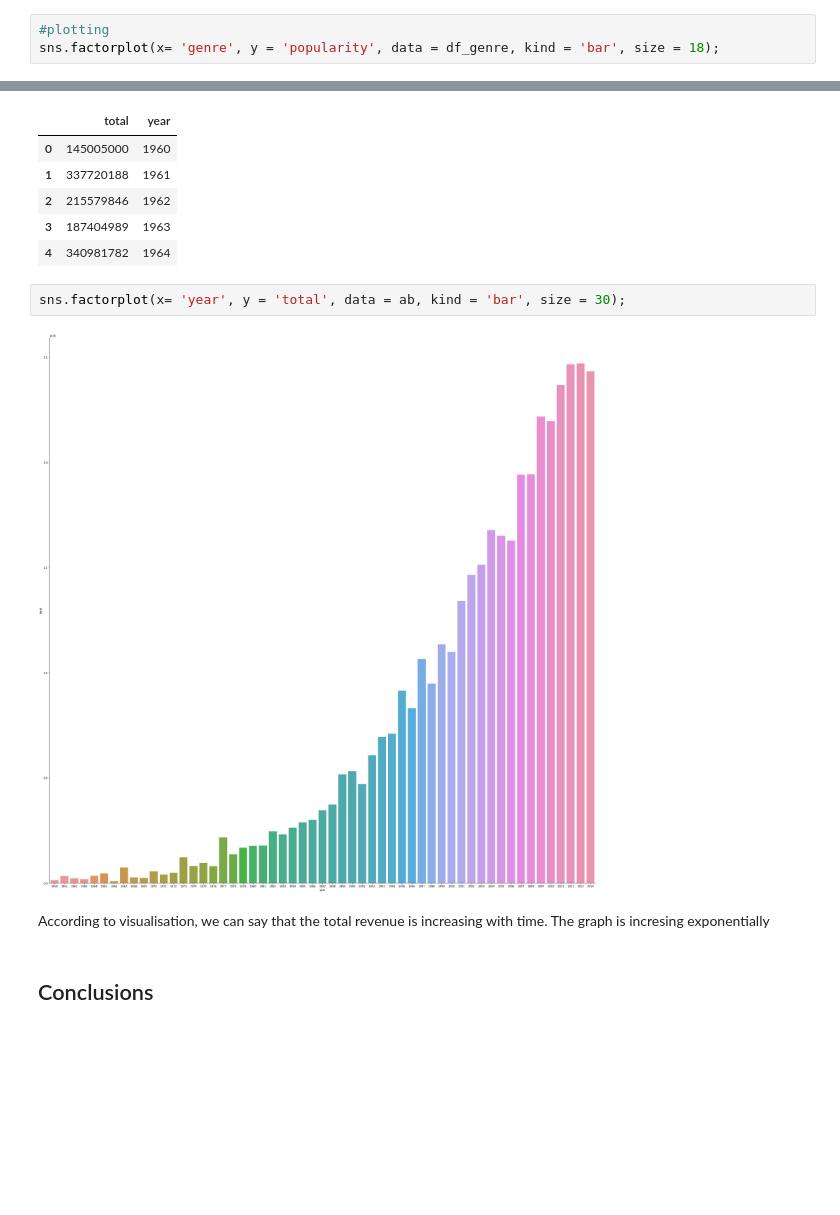
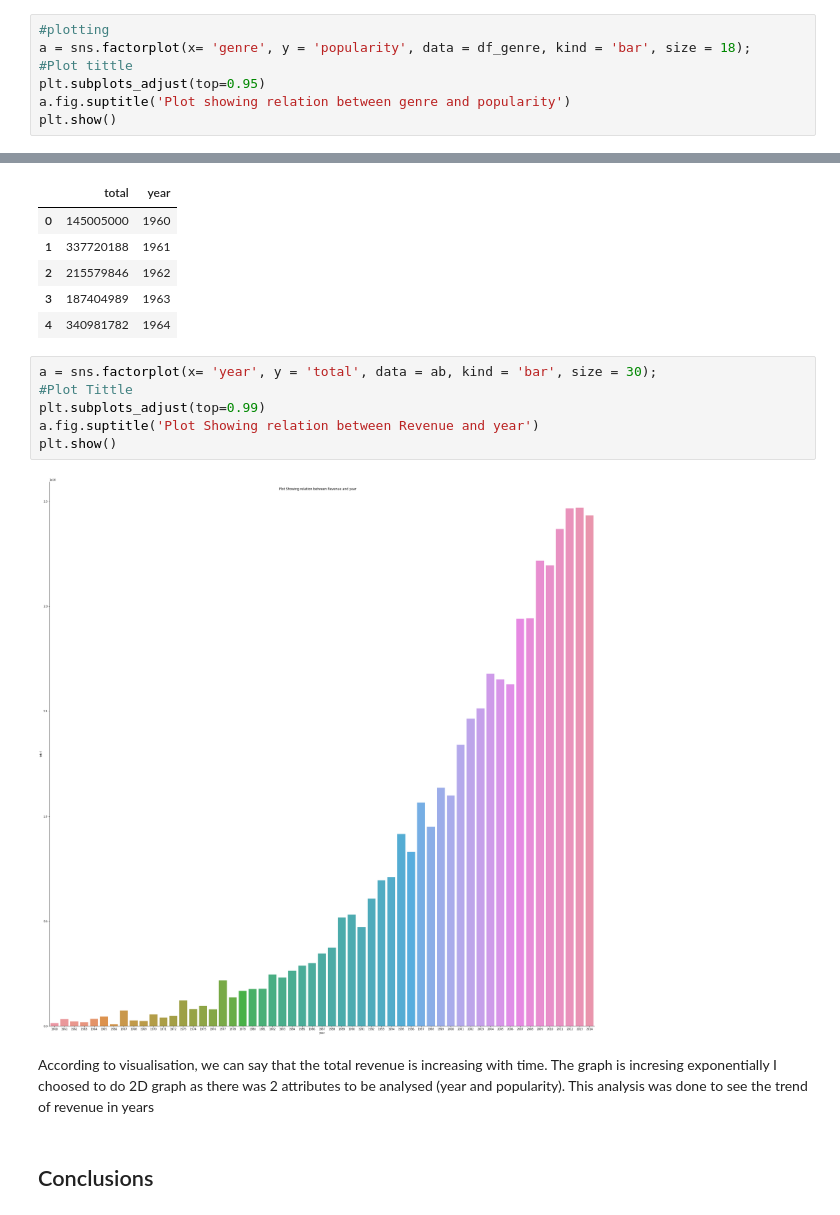
Before and after one commit to sumukhakaparthi/Movie-analysis, a Jupyter notebook: movie_analysis.ipynb, the cells around one changed output, grey strips where cells are left out. Saved outputs shown, nothing was run; the diff lists cells and outputs as text; blank space fills up the shorter version.

```diff
--- a/movie_analysis.ipynb
+++ b/movie_analysis.ipynb
@@ -241,5 +241,9 @@ df_genre.head()
 | 4 | Crime | 1008.635823 |
 # %%
 #plotting
-sns.factorplot(x= 'genre', y = 'popularity', data = df_genre, kind = 'bar', size = 18);
+a = sns.factorplot(x= 'genre', y = 'popularity', data = df_genre, kind = 'bar', size = 18);
+#Plot tittle
+plt.subplots_adjust(top=0.95)
+a.fig.suptitle('Plot showing relation between genre and popularity')
+plt.show()
 # %% [output]
@@ -305,11 +312,17 @@ ab.head()
 | 3 | 187404989 | 1963 |
 | 4 | 340981782 | 1964 |
 # %%
-sns.factorplot(x= 'year', y = 'total', data = ab, kind = 'bar', size = 30);
+a = sns.factorplot(x= 'year', y = 'total', data = ab, kind = 'bar', size = 30);
+#Plot Tittle
+plt.subplots_adjust(top=0.99)
+a.fig.suptitle('Plot Showing relation between Revenue and year')
+plt.show()
 # %% [output]
-[figure, old version]
+[figure, new version]
 # %% [markdown]
 According to visualisation, we can say that the total revenue is increasing with time. The graph is incresing exponentially
+I choosed to do 2D graph as there was 2 attributes to be analysed (year and popularity).
+This analysis was done to see the trend of revenue in years
 # %% [markdown]
 <a id='conclusions'></a>
 ## Conclusions
```
Also changed, not shown: parts of 6 cells of this notebook.
